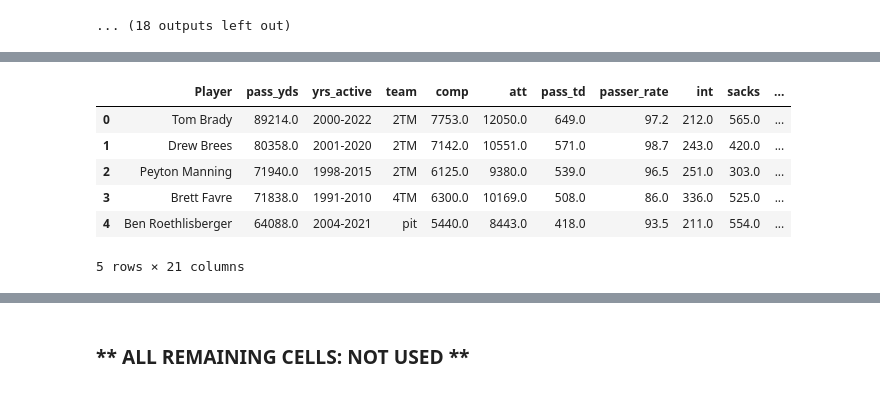
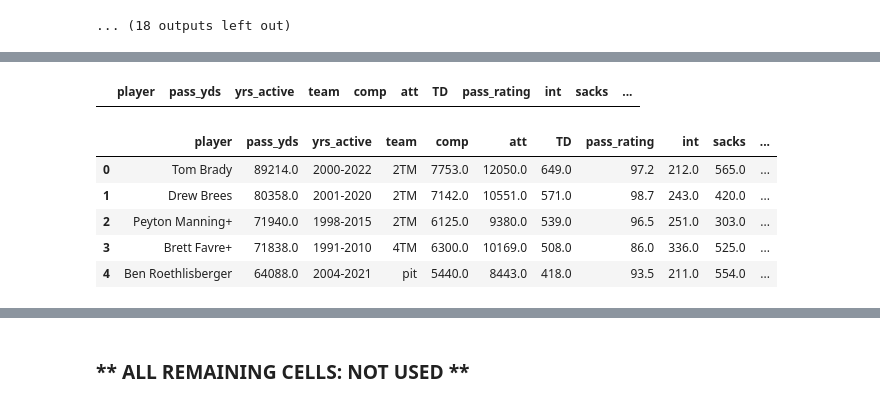
Before and after one commit to willablackmon/nfl_quarterback_draft, a Jupyter notebook: data_sourcing/pro_ref_stats.ipynb, the cells around one changed output, grey strips where cells are left out. Drawn from its saved outputs; the diff is of its cells as text; code cells hidden in the pictures.

```diff
--- a/data_sourcing/pro_ref_stats.ipynb
+++ b/data_sourcing/pro_ref_stats.ipynb
@@ -313,33 +391,42 @@ Index(['Player', 'pass_yds', 'yrs_active', 'team', 'comp', 'att', 'pass_td',
-# %%
-stats_clean_df = career_stats_df.copy()
-
-# split the team column into num_teams and teams:
-def split_team(team):
-    '''Function to split 'team' into 'num_teams' and 'teams'''
-    if 'TM' in team:
-        return pd.Series([int(team[0]), 'tm'])
-    else:
-        return pd.Series([1, team.upper()])
-
-# Apply the function and create new columns
-stats_clean_df[['num_teams', 'teams']] = stats_clean_df['team'].apply(split_team)
-# Drop the 'team' column
-career_stats_df = career_stats_df.drop(columns=['team'])
-
-
-# Add 'hof' column: 1 if 'Player' contains '+', else 0
-stats_clean_df['hof'] = stats_clean_df['Player'].apply(lambda x: 1 if '+' in x else 0)
-# Strip the '+' from the 'Player' column values
-stats_clean_df['Player'] = stats_clean_df['Player'].str.replace('+', '', regex=False)
-
-
-# Display the updated DataFrame
-display(stats_clean_df.head())
-# %% [output]
-|  | Player | pass_yds | yrs_active | team | comp | att | pass_td | passer_rate | int | sacks | ... |
-| 0 | Tom Brady | 89214.0 | 2000-2022 | 2TM | 7753.0 | 12050.0 | 649.0 | 97.2 | 212.0 | 565.0 | ... |
-| 1 | Drew Brees | 80358.0 | 2001-2020 | 2TM | 7142.0 | 10551.0 | 571.0 | 98.7 | 243.0 | 420.0 | ... |
-| 2 | Peyton Manning | 71940.0 | 1998-2015 | 2TM | 6125.0 | 9380.0 | 539.0 | 96.5 | 251.0 | 303.0 | ... |
-| 3 | Brett Favre | 71838.0 | 1991-2010 | 4TM | 6300.0 | 10169.0 | 508.0 | 86.0 | 336.0 | 525.0 | ... |
-| 4 | Ben Roethlisberger | 64088.0 | 2004-2021 | pit | 5440.0 | 8443.0 | 418.0 | 93.5 | 211.0 | 554.0 | ... |
-5 rows × 21 columns
+# %%
+# Find any rows where 'Player' is duplicated
+duplicates = career_stats_df[career_stats_df.duplicated(subset=['player'], keep=False)].sort_values('player')
+display(duplicates)
+# %% [output]
+|  | player | pass_yds | yrs_active | team | comp | att | TD | pass_rating | int | sacks | ... |
+# %%
+# Split data from team column in to num_teams and teams:
+#   + If team contains a lowercase value like pit or mia, put 1 in num_teams and uppercase the value and put it in teams (PIT, MIA, etc.)
+#   + If team contains 2TM, split it into num_teams (integer) and teams (value TM)
+
+def split_team_column(team):
+    '''Function to split the 'team' column:
+            if value in team is lowercase (pit, mia):
+                -put 1 in num_teams col, put uppercase (pit, mia, etc.) in teams col
+            if value contains TM:
+                -put the integer in num_teams col, put 'tm' in the teams col.
+    '''
+    if isinstance(team, str) and team.islower():  # Check if the value is a lowercase string
+        return pd.Series([1, team.upper()])  # 1 team, uppercase
+    elif isinstance(team, str):
+        # Extract number of teams and TM value
+        num = int(team[0])
+        letters = team[1:]
+        return pd.Series([num, letters])
+    else:
+        return pd.Series([None, None])
+
+# Apply the function to split the 'team' column
+career_stats_df[['num_teams', 'teams']] = career_stats_df['team'].apply(split_team_column)
+career_stats_df.head()
+
+# # Drop the 'team' column
+# career_stats_df = career_stats_df.drop(columns=['team'])
+# career_stats_df.head()
+# %% [output]
+|  | player | pass_yds | yrs_active | team | comp | att | TD | pass_rating | int | sacks | ... |
+| 0 | Tom Brady | 89214.0 | 2000-2022 | 2TM | 7753.0 | 12050.0 | 649.0 | 97.2 | 212.0 | 565.0 | ... |
+| 1 | Drew Brees | 80358.0 | 2001-2020 | 2TM | 7142.0 | 10551.0 | 571.0 | 98.7 | 243.0 | 420.0 | ... |
+| 2 | Peyton Manning+ | 71940.0 | 1998-2015 | 2TM | 6125.0 | 9380.0 | 539.0 | 96.5 | 251.0 | 303.0 | ... |
+| 3 | Brett Favre+ | 71838.0 | 1991-2010 | 4TM | 6300.0 | 10169.0 | 508.0 | 86.0 | 336.0 | 525.0 | ... |
+| 4 | Ben Roethlisberger | 64088.0 | 2004-2021 | pit | 5440.0 | 8443.0 | 418.0 | 93.5 | 211.0 | 554.0 | ... |
```
Also changed, not shown: parts of 29 cells of this notebook, 3 other files.
